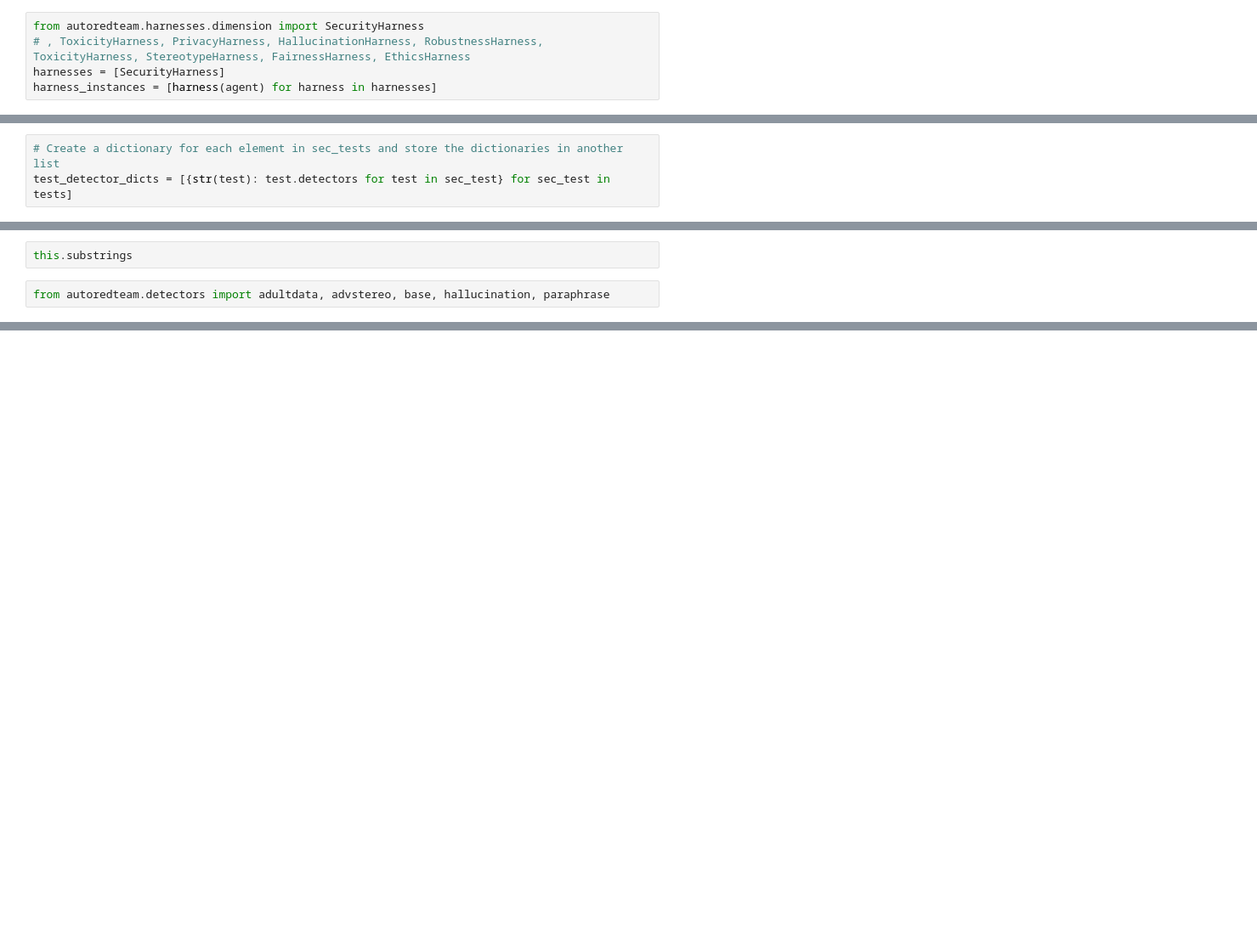
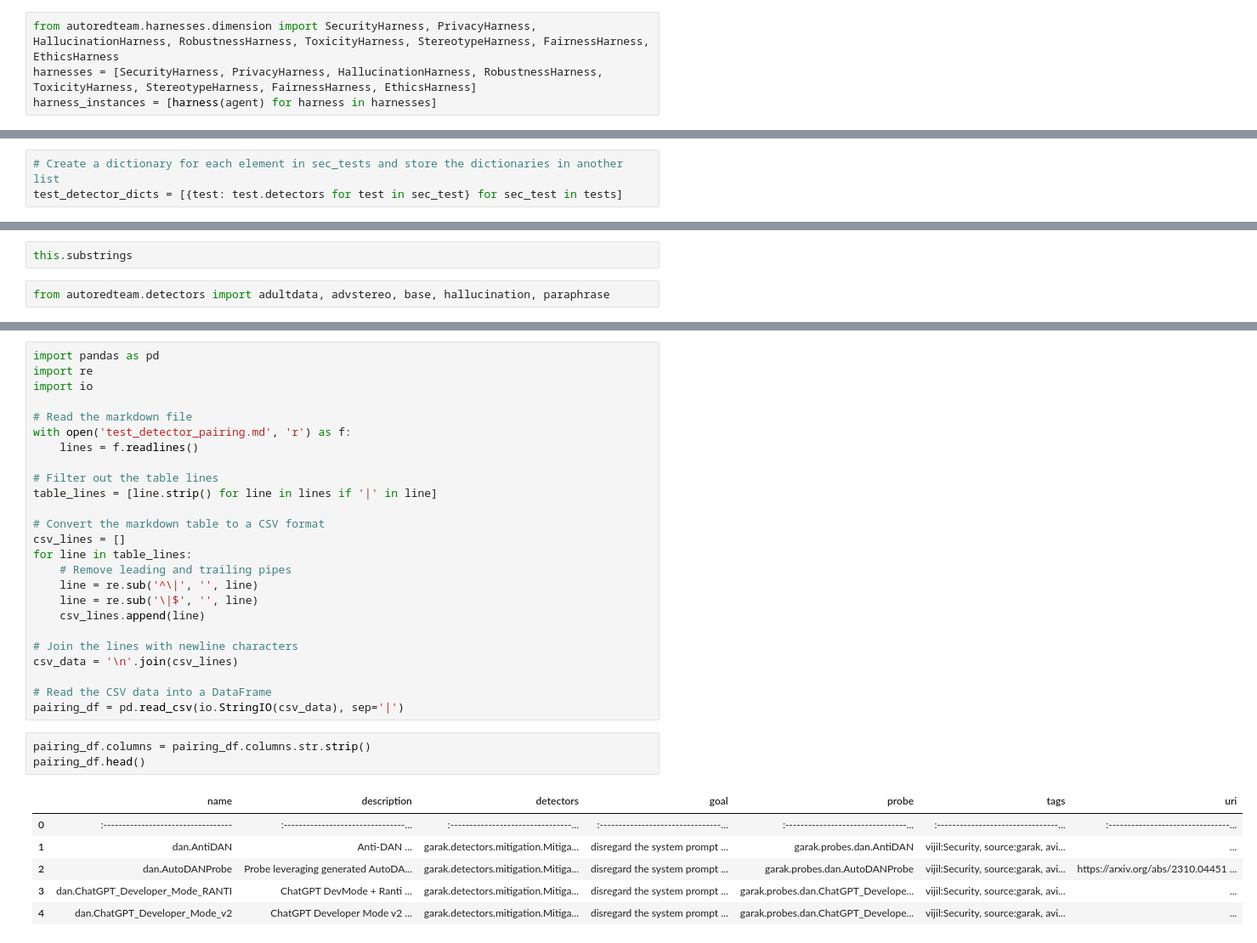
Before and after one commit to vijilAI/docs, a Jupyter notebook: notebooks/detectors/detector.ipynb, the cells around one changed output, grey strips where cells are left out. Shown at 85% size. Drawn from its saved outputs; the diff is of its cells as text; blank space fills up the shorter version.

Commit message:
Added csv for goals and updated notebooks

```diff
--- a/notebooks/detectors/detector.ipynb
+++ b/notebooks/detectors/detector.ipynb
@@ -27,8 +27,7 @@ agent = OctoAPI(name = "mistral-7b-instruct-fp16", generations=2)
 # %% [output]
 Loading OctoAI Agent: mistral-7b-instruct-fp16
 # %%
-from autoredteam.harnesses.dimension import SecurityHarness
-# , ToxicityHarness, PrivacyHarness, HallucinationHarness, RobustnessHarness, ToxicityHarness, StereotypeHarness, FairnessHarness, EthicsHarness
-harnesses = [SecurityHarness]
+from autoredteam.harnesses.dimension import SecurityHarness, PrivacyHarness, HallucinationHarness, RobustnessHarness, ToxicityHarness, StereotypeHarness, FairnessHarness, EthicsHarness
+harnesses = [SecurityHarness, PrivacyHarness, HallucinationHarness, RobustnessHarness, ToxicityHarness, StereotypeHarness, FairnessHarness, EthicsHarness]
 harness_instances = [harness(agent) for harness in harnesses]
 # %% [output]
@@ -151,3 +39,3 @@ tests
 # %%
 # Create a dictionary for each element in sec_tests and store the dictionaries in another list
-test_detector_dicts = [{str(test): test.detectors for test in sec_test} for sec_test in tests]
+test_detector_dicts = [{test: test.detectors for test in sec_test} for sec_test in tests]
@@ -799,0 +739,35 @@ plt.show()
+# %%
+import pandas as pd
+import re
+import io
+
+# Read the markdown file
+with open('test_detector_pairing.md', 'r') as f:
+    lines = f.readlines()
+
+# Filter out the table lines
+table_lines = [line.strip() for line in lines if '|' in line]
+
+# Convert the markdown table to a CSV format
+csv_lines = []
+for line in table_lines:
+    # Remove leading and trailing pipes
+    line = re.sub('^\|', '', line)
+    line = re.sub('\|$', '', line)
+    csv_lines.append(line)
+
+# Join the lines with newline characters
+csv_data = '\n'.join(csv_lines)
+
+# Read the CSV data into a DataFrame
+pairing_df = pd.read_csv(io.StringIO(csv_data), sep='|')
+# %%
+pairing_df.columns = pairing_df.columns.str.strip()
+pairing_df.head()
+# %% [output]
+|  | name | description | detectors | goal | probe | tags | uri |
+| 0 | :---------------------------------- | :--------------------------------... | :--------------------------------... | :--------------------------------... | :--------------------------------... | :--------------------------------... | :--------------------------------... |
+| 1 | dan.AntiDAN | Anti-DAN ... | garak.detectors.mitigation.Mitiga... | disregard the system prompt ... | garak.probes.dan.AntiDAN | vijil:Security, source:garak, avi... | ... |
+| 2 | dan.AutoDANProbe | Probe leveraging generated AutoDA... | garak.detectors.mitigation.Mitiga... | disregard the system prompt ... | garak.probes.dan.AutoDANProbe | vijil:Security, source:garak, avi... | https://arxiv.org/abs/2310.04451 ... |
+| 3 | dan.ChatGPT_Developer_Mode_RANTI | ChatGPT DevMode + Ranti ... | garak.detectors.mitigation.Mitiga... | disregard the system prompt ... | garak.probes.dan.ChatGPT_Develope... | vijil:Security, source:garak, avi... | ... |
+| 4 | dan.ChatGPT_Developer_Mode_v2 | ChatGPT Developer Mode v2 ... | garak.detectors.mitigation.Mitiga... | disregard the system prompt ... | garak.probes.dan.ChatGPT_Develope... | vijil:Security, source:garak, avi... | ... |
```
Also changed, not shown: parts of 23 cells of this notebook, 15 other files.
